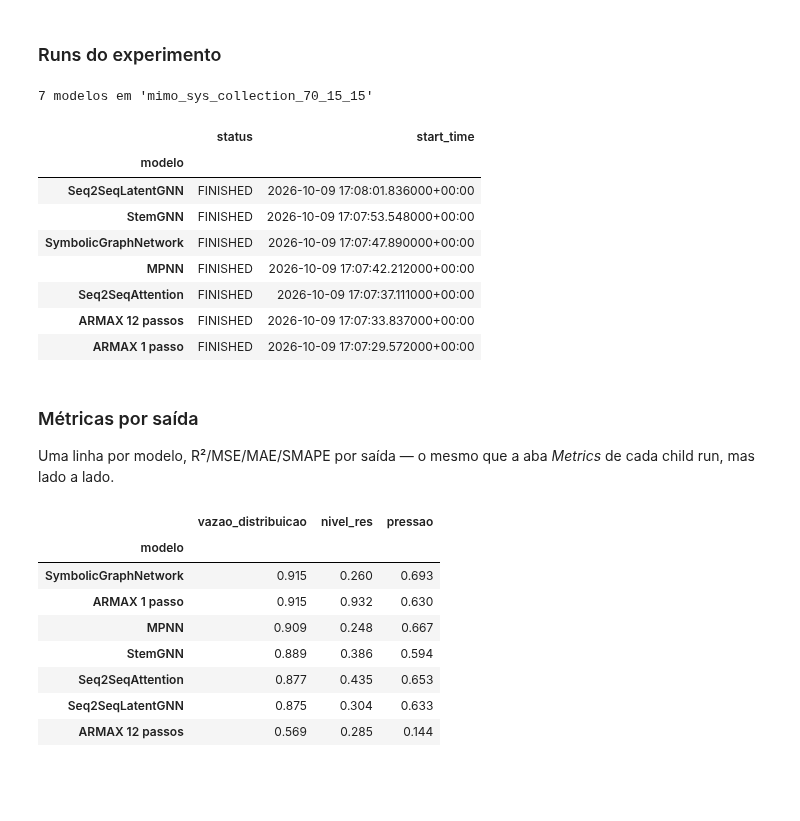
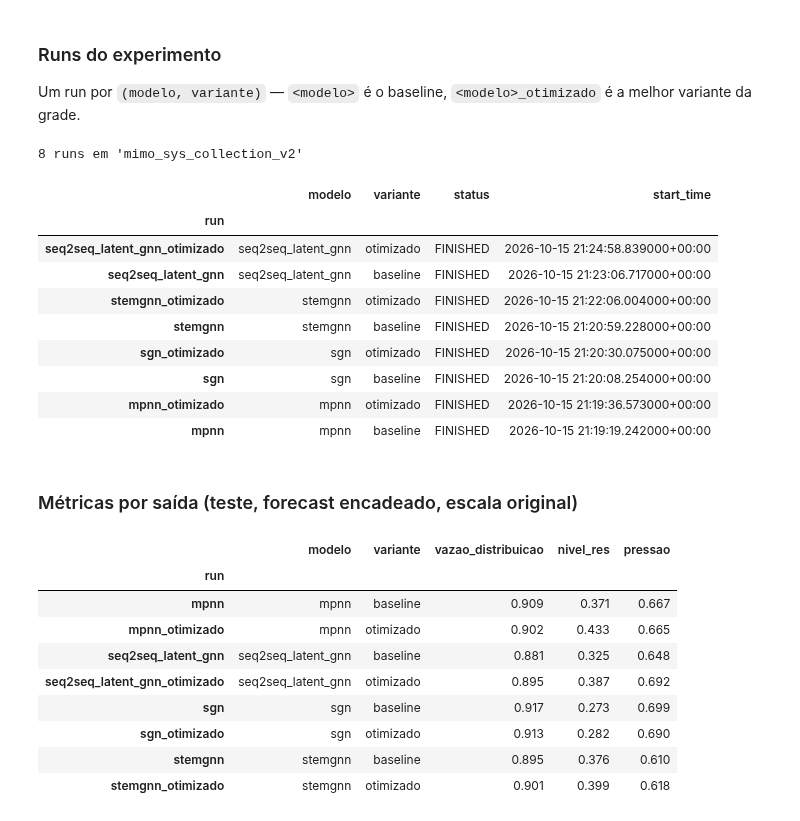
Before and after one commit to watasabi/MIMO_SYSTEM_TCC, a Jupyter notebook: notebooks/eda/04_collection_models_eda.ipynb, the cells around one changed output. Saved outputs shown, nothing was run; the diff lists cells and outputs as text; code cells hidden in the pictures; blank space fills up the shorter version.

```diff
--- a/notebooks/eda/04_collection_models_eda.ipynb
+++ b/notebooks/eda/04_collection_models_eda.ipynb
@@ -20,59 +20,65 @@ pd.set_option("display.max_columns", None)
 pd.set_option("display.width", 160)
 
 MLFLOW_DB = Path("../training/mlflow.db")
-EXPERIMENT_NAME = "mimo_sys_collection_70_15_15"
+EXPERIMENT_NAME = "mimo_sys_collection_v2"
 
 mlflow.set_tracking_uri(f"sqlite:///{MLFLOW_DB}")
-# %% [markdown]
-### Runs do experimento
+# %% [markdown]
+### Runs do experimento
+
+Um run por `(modelo, variante)` — `<modelo>` é o baseline, `<modelo>_otimizado` é a melhor variante da grade.
 # %%
 runs = mlflow.search_runs(experiment_names=[EXPERIMENT_NAME])
-children = runs[runs["tags.mlflow.parentRunId"].notna()].copy()
-children = children.rename(columns={"tags.mlflow.runName": "modelo"})
-children = children.set_index("modelo")
+runs = runs.rename(columns={"tags.mlflow.runName": "run"}).set_index("run")
+runs["modelo"] = runs.index.str.removesuffix("_otimizado")
+runs["variante"] = runs.index.to_series().apply(
+    lambda r: "otimizado" if r.endswith("_otimizado") else "baseline"
+)
 
-print(f"{len(children)} modelos em '{EXPERIMENT_NAME}'")
-children[["status", "start_time"]]
+print(f"{len(runs)} runs em '{EXPERIMENT_NAME}'")
+runs[["modelo", "variante", "status", "start_time"]]
 # %% [output]
-7 modelos em 'mimo_sys_collection_70_15_15'
+8 runs em 'mimo_sys_collection_v2'
-|  | status | start_time |
-| modelo |  |  |
-| Seq2SeqLatentGNN | FINISHED | 2026-10-09 17:08:01.836000+00:00 |
-| StemGNN | FINISHED | 2026-10-09 17:07:53.548000+00:00 |
-| SymbolicGraphNetwork | FINISHED | 2026-10-09 17:07:47.890000+00:00 |
-| MPNN | FINISHED | 2026-10-09 17:07:42.212000+00:00 |
-| Seq2SeqAttention | FINISHED | 2026-10-09 17:07:37.111000+00:00 |
-| ARMAX 12 passos | FINISHED | 2026-10-09 17:07:33.837000+00:00 |
-| ARMAX 1 passo | FINISHED | 2026-10-09 17:07:29.572000+00:00 |
+|  | modelo | variante | status | start_time |
+| run |  |  |  |  |
+| seq2seq_latent_gnn_otimizado | seq2seq_latent_gnn | otimizado | FINISHED | 2026-10-15 21:24:58.839000+00:00 |
+| seq2seq_latent_gnn | seq2seq_latent_gnn | baseline | FINISHED | 2026-10-15 21:23:06.717000+00:00 |
+| stemgnn_otimizado | stemgnn | otimizado | FINISHED | 2026-10-15 21:22:06.004000+00:00 |
+| stemgnn | stemgnn | baseline | FINISHED | 2026-10-15 21:20:59.228000+00:00 |
+| sgn_otimizado | sgn | otimizado | FINISHED | 2026-10-15 21:20:30.075000+00:00 |
+| sgn | sgn | baseline | FINISHED | 2026-10-15 21:20:08.254000+00:00 |
+| mpnn_otimizado | mpnn | otimizado | FINISHED | 2026-10-15 21:19:36.573000+00:00 |
+| mpnn | mpnn | baseline | FINISHED | 2026-10-15 21:19:19.242000+00:00 |
-# %% [markdown]
-### Métricas por saída
-
-Uma linha por modelo, R²/MSE/MAE/SMAPE por saída — o mesmo que a aba
-*Metrics* de cada child run, mas lado a lado.
+# %% [markdown]
+### Métricas por saída (teste, forecast encadeado, escala original)
 # %%
 OUTPUT_COLS = ["vazao_distribuicao", "nivel_res", "pressao"]
-BASE_METRICS = ["r2", "mse", "mae", "smape_pct"]
 
 
 def metric_table(metric: str) -> pd.DataFrame:
     """Uma coluna por saída para `metric` (ex.: 'r2', 'smape_pct')."""
-    cols = {out: f"metrics.{out}__{metric}" for out in OUTPUT_COLS}
-    return children[list(cols.values())].rename(
+    key = "smape_pct" if metric == "smape_pct" else metric
+    cols = {out: f"metrics.chained_{key}_{out}" for out in OUTPUT_COLS}
+    table = runs[list(cols.values())].rename(
         columns={v: k for k, v in cols.items()}
     )
+    table.insert(0, "variante", runs["variante"])
+    table.insert(0, "modelo", runs["modelo"])
+    return table
 
 
 r2 = metric_table("r2")
-r2.round(3).sort_values("vazao_distribuicao", ascending=False)
+r2.round(3).sort_values(["modelo", "variante"])
 # %% [output]
-|  | vazao_distribuicao | nivel_res | pressao |
-| modelo |  |  |  |
-| SymbolicGraphNetwork | 0.915 | 0.260 | 0.693 |
-| ARMAX 1 passo | 0.915 | 0.932 | 0.630 |
-| MPNN | 0.909 | 0.248 | 0.667 |
-| StemGNN | 0.889 | 0.386 | 0.594 |
-| Seq2SeqAttention | 0.877 | 0.435 | 0.653 |
-| Seq2SeqLatentGNN | 0.875 | 0.304 | 0.633 |
-| ARMAX 12 passos | 0.569 | 0.285 | 0.144 |
+|  | modelo | variante | vazao_distribuicao | nivel_res | pressao |
+| run |  |  |  |  |  |
+| mpnn | mpnn | baseline | 0.909 | 0.371 | 0.667 |
+| mpnn_otimizado | mpnn | otimizado | 0.902 | 0.433 | 0.665 |
+| seq2seq_latent_gnn | seq2seq_latent_gnn | baseline | 0.881 | 0.325 | 0.648 |
+| seq2seq_latent_gnn_otimizado | seq2seq_latent_gnn | otimizado | 0.895 | 0.387 | 0.692 |
+| sgn | sgn | baseline | 0.917 | 0.273 | 0.699 |
+| sgn_otimizado | sgn | otimizado | 0.913 | 0.282 | 0.690 |
+| stemgnn | stemgnn | baseline | 0.895 | 0.376 | 0.610 |
+| stemgnn_otimizado | stemgnn | otimizado | 0.901 | 0.399 | 0.618 |
 # %%
 smape = metric_table("smape_pct")
```
Also changed, not shown: parts of 23 cells of this notebook, 4 other files.
